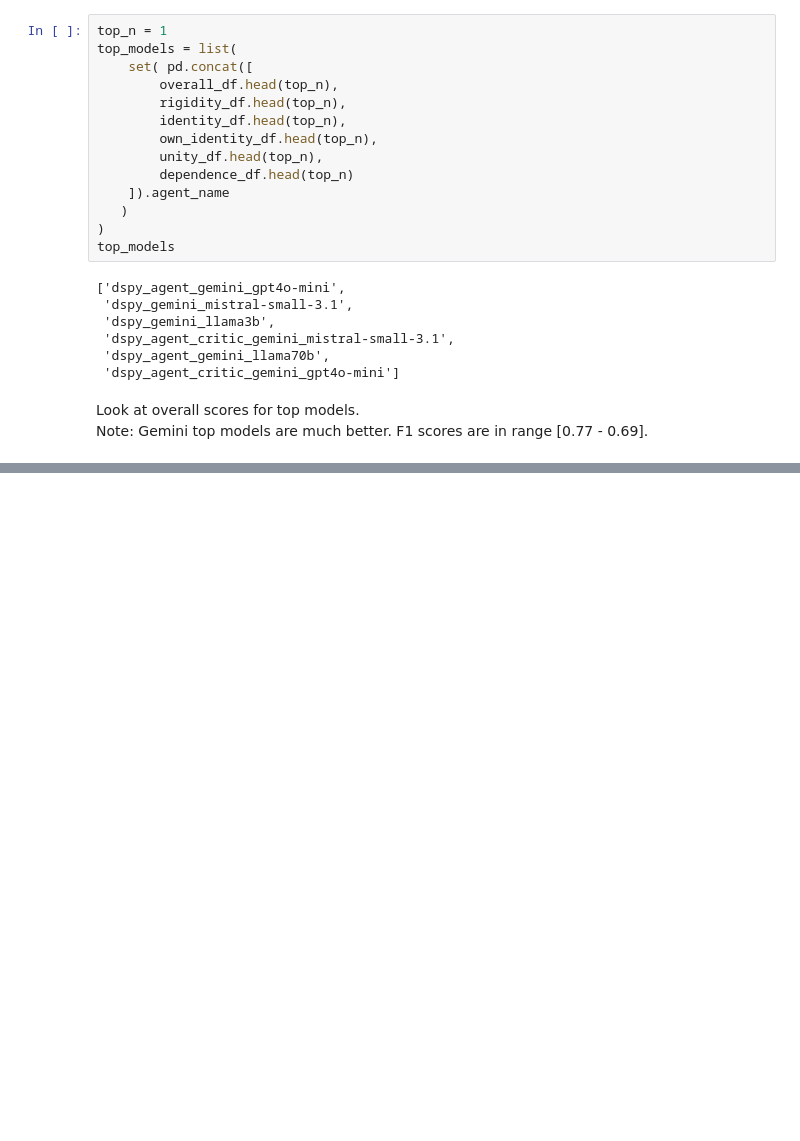
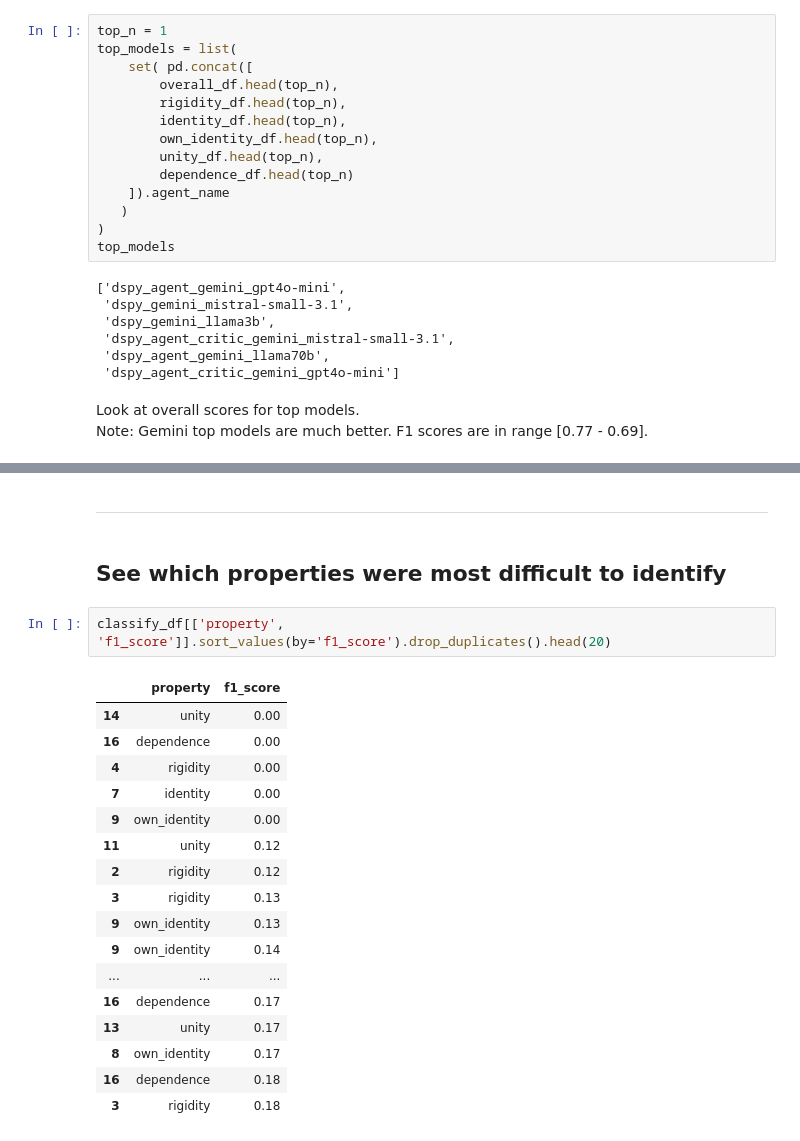
Before and after one commit to leechuck/llm-clean, a Jupyter notebook: notebooks/explore_classify_dspy_results.ipynb, the cells around one changed output, grey strips where cells are left out. Drawn from its saved outputs; the diff is of its cells as text; blank space fills up the shorter version.

```diff
--- a/notebooks/explore_classify_dspy_results.ipynb
+++ b/notebooks/explore_classify_dspy_results.ipynb
@@ -490,3 +490,27 @@ overall_df[overall_df.agent_name.isin(top_models)]
 | 0 | dspy_agent_critic_gemini_mistral-... | overall | all | all | 0.72 | 0.60 | 0.64 | 0.58 | 110 | 72 | ... |
 | 0 | dspy_agent_gemini_gpt4o-mini | overall | all | all | 0.69 | 0.63 | 0.61 | 0.55 | 110 | 69 | ... |
 | 0 | dspy_gemini_llama3b | overall | all | all | 0.71 | 0.61 | 0.50 | 0.50 | 110 | 72 | ... |
+# %% [markdown]
+---
+# %% [markdown]
+## See which properties were most difficult to identify
+# %%
+classify_df[['property', 'f1_score']].sort_values(by='f1_score').drop_duplicates().head(20)
+# %% [output]
+|  | property | f1_score |
+| 14 | unity | 0.00 |
+| 16 | dependence | 0.00 |
+| 4 | rigidity | 0.00 |
+| 7 | identity | 0.00 |
+| 9 | own_identity | 0.00 |
+| 11 | unity | 0.12 |
+| 2 | rigidity | 0.12 |
+| 3 | rigidity | 0.13 |
+| 9 | own_identity | 0.13 |
+| 9 | own_identity | 0.14 |
+| ... | ... | ... |
+| 16 | dependence | 0.17 |
+| 13 | unity | 0.17 |
+| 8 | own_identity | 0.17 |
+| 16 | dependence | 0.18 |
+| 3 | rigidity | 0.18 |
```
Also changed, not shown: parts of 1 cell of this notebook, 2 other files.
